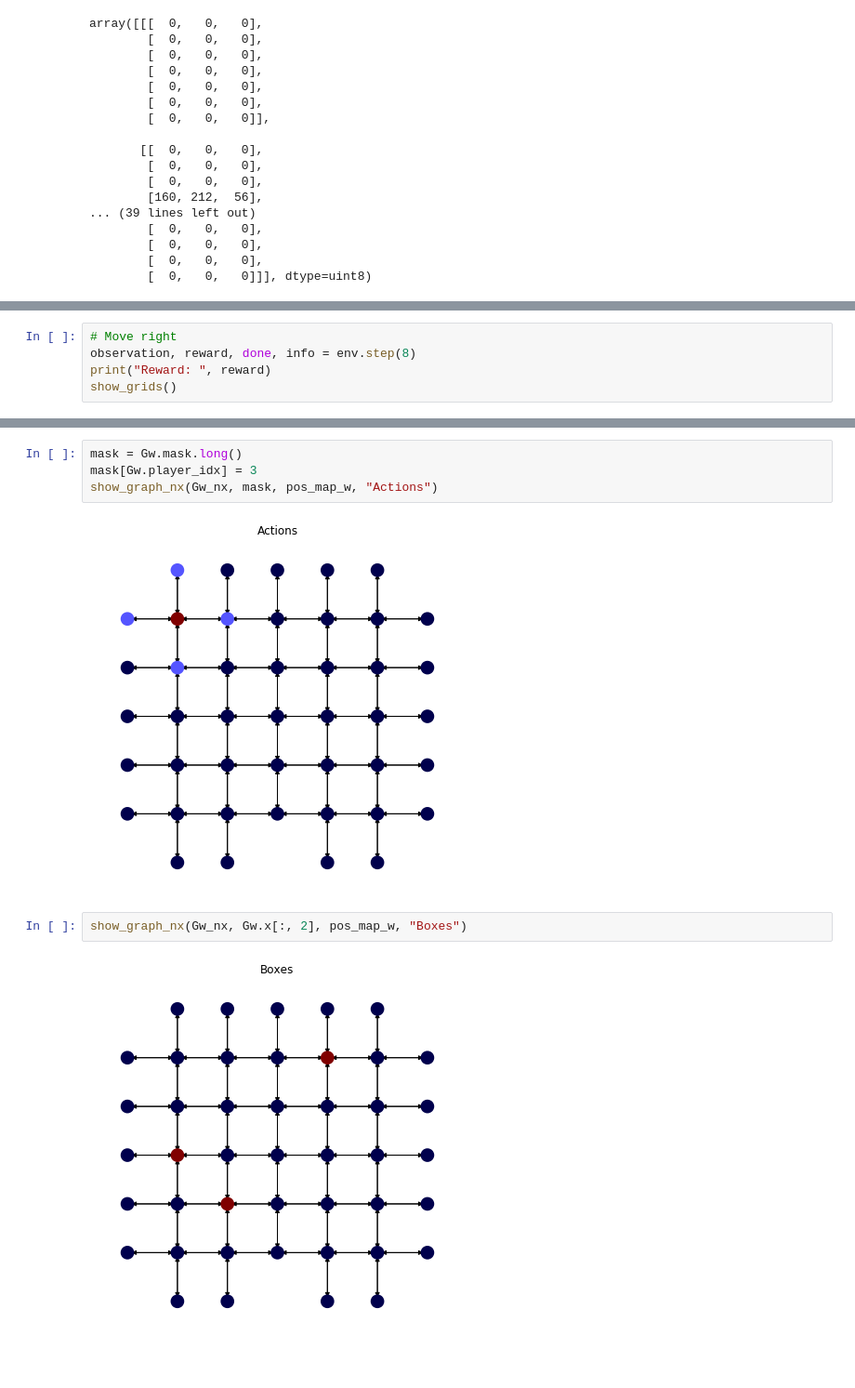
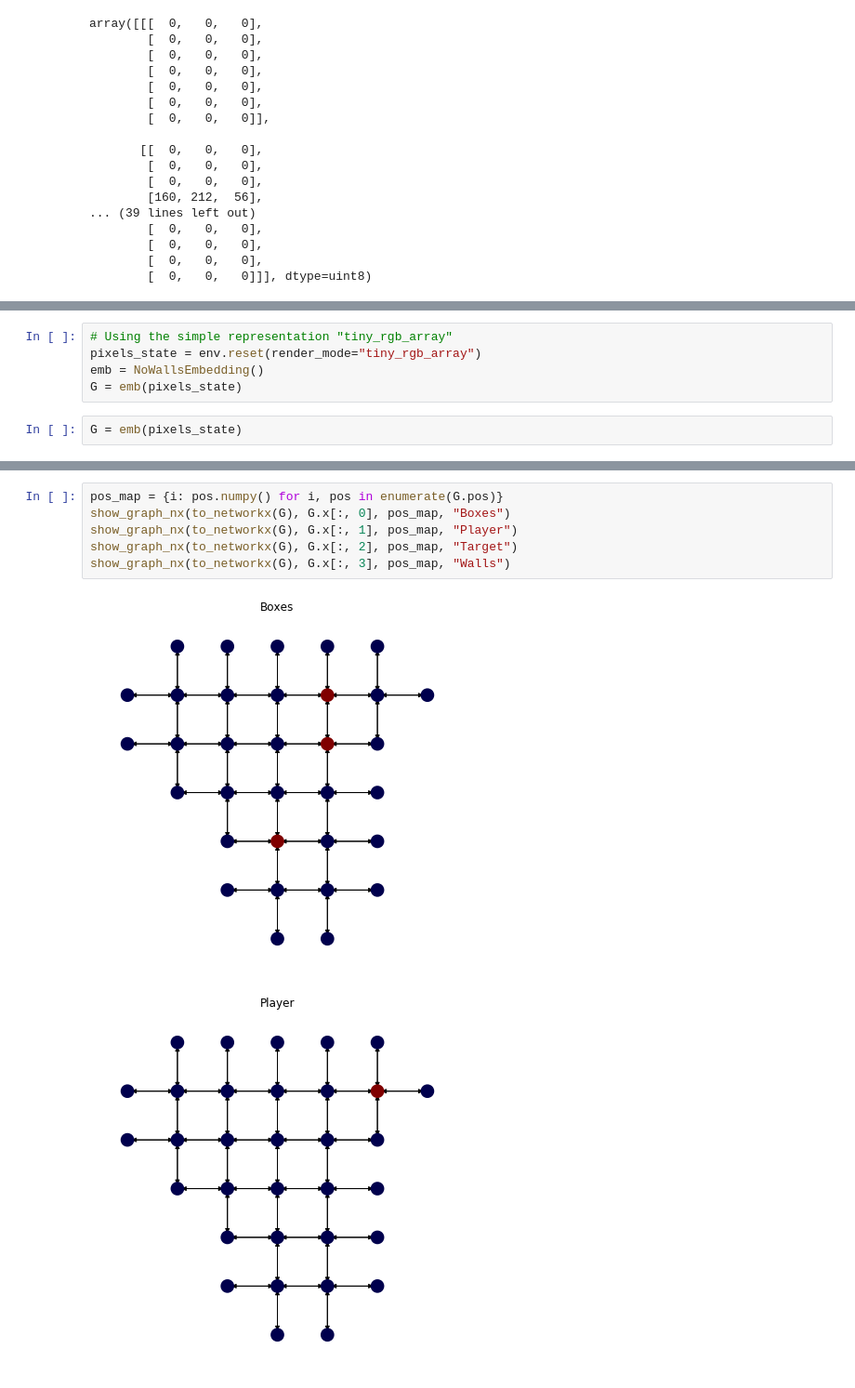
Before and after one commit to mathieuorhan/graph-sokoban, a Jupyter notebook: pixel_to_graph.ipynb, the cells around one changed output, grey strips where cells are left out. Shown: that part at 93% size. Drawn from its saved outputs; the diff is of its cells as text.

```diff
--- a/pixel_to_graph.ipynb
+++ b/pixel_to_graph.ipynb
@@ -65,5 +99,0 @@ Reward:  -0.1
-# %%
-# Move right
-observation, reward, done, info = env.step(8)
-print("Reward: ", reward)
-show_grids()
@@ -101,3 +113,10 @@ from torch_geometric.utils.convert import to_networkx
+# %%
+# Using the simple representation "tiny_rgb_array"
+pixels_state = env.reset(render_mode="tiny_rgb_array")
+emb = NoWallsEmbedding()
+G = emb(pixels_state)
+# %%
+G = emb(pixels_state)
 # %%
 show_grids()
 # %% [output]
@@ -152,10 +124,9 @@ show_graph_nx(Gw_nx, Gw.x[:, 1], pos_map_w, "Player")
-# %%
-mask = Gw.mask.long()
-mask[Gw.player_idx] = 3
-show_graph_nx(Gw_nx, mask, pos_map_w, "Actions")
-# %% [output]
-[figure, removed]
-# %%
-show_graph_nx(Gw_nx, Gw.x[:, 2], pos_map_w, "Boxes")
-# %% [output]
-[figure, removed]
+# %%
+pos_map = {i: pos.numpy() for i, pos in enumerate(G.pos)}
+show_graph_nx(to_networkx(G), G.x[:, 0], pos_map, "Boxes")
+show_graph_nx(to_networkx(G), G.x[:, 1], pos_map, "Player")
+show_graph_nx(to_networkx(G), G.x[:, 2], pos_map, "Target")
+show_graph_nx(to_networkx(G), G.x[:, 3], pos_map, "Walls")
+# %% [output]
+[figure, added]
+[figure, added]
```
Also changed, not shown: parts of 39 cells of this notebook, 1 other file.
